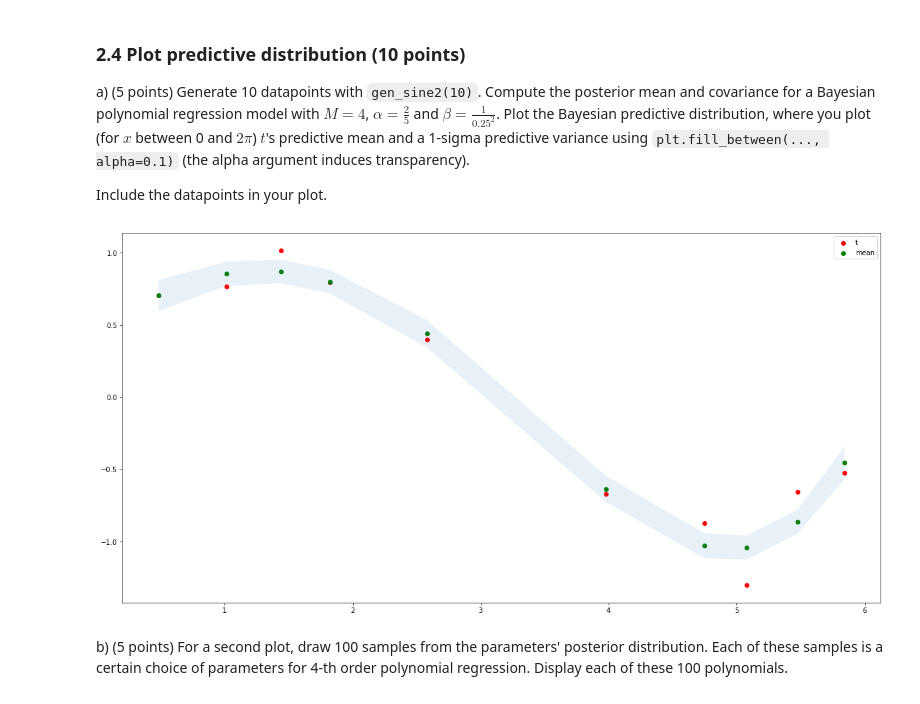
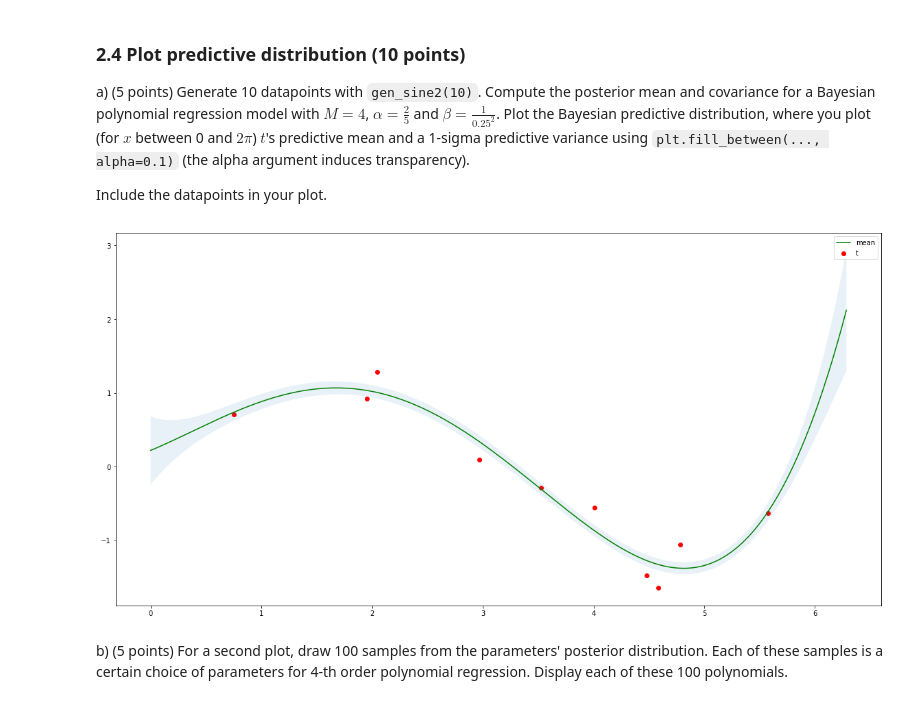
Before and after one commit to ndegier/ML1, a Jupyter notebook: 10683704_12311014_lab1.ipynb, the cells around one changed output. Saved outputs shown, nothing was run; the diff lists cells and outputs as text; code cells hidden in the pictures.

```diff
--- a/10683704_12311014_lab1.ipynb
+++ b/10683704_12311014_lab1.ipynb
@@ -490,28 +490,26 @@ Include the datapoints in your plot.
 # %%
 M = 4
 alpha = 0.4
 beta = 1/0.25**2
 x, t = gen_sine2(10)
 
 m, S, Phi = fit_polynomial_bayes(x, t, M, alpha, beta)
-mean, sigma, Phi = predict_polynomial_bayes(x, m, S, beta)
+mean, sigma, Phi = predict_polynomial_bayes(xplot, m, S, beta)
 
 #Sort arrays
 ind = x.argsort()
-mean = mean[ind]
-sigma = sigma[ind]
 x = x[ind]
 t = t[ind]
 
 #Plot
 plt.figure()
 plt.scatter(x,t, c='r', label='t')
-plt.scatter(x, mean, c='g', label='mean')
-plt.fill_between(x, mean-sigma, mean+sigma, alpha=0.1)
+plt.plot(xplot, mean, c='g', label='mean')
+plt.fill_between(xplot, mean-sigma, mean+sigma, alpha=0.1)
 plt.legend()
 plt.show()
 # %% [output]
-[figure, old version]
+[figure, new version]
 # %% [markdown]
 b) (5 points) For a second plot, draw 100 samples from the parameters' posterior distribution. Each of these samples is a certain choice of parameters for 4-th order polynomial regression.
 Display each of these 100 polynomials.
```
Also changed, not shown: parts of 3 cells of this notebook.
